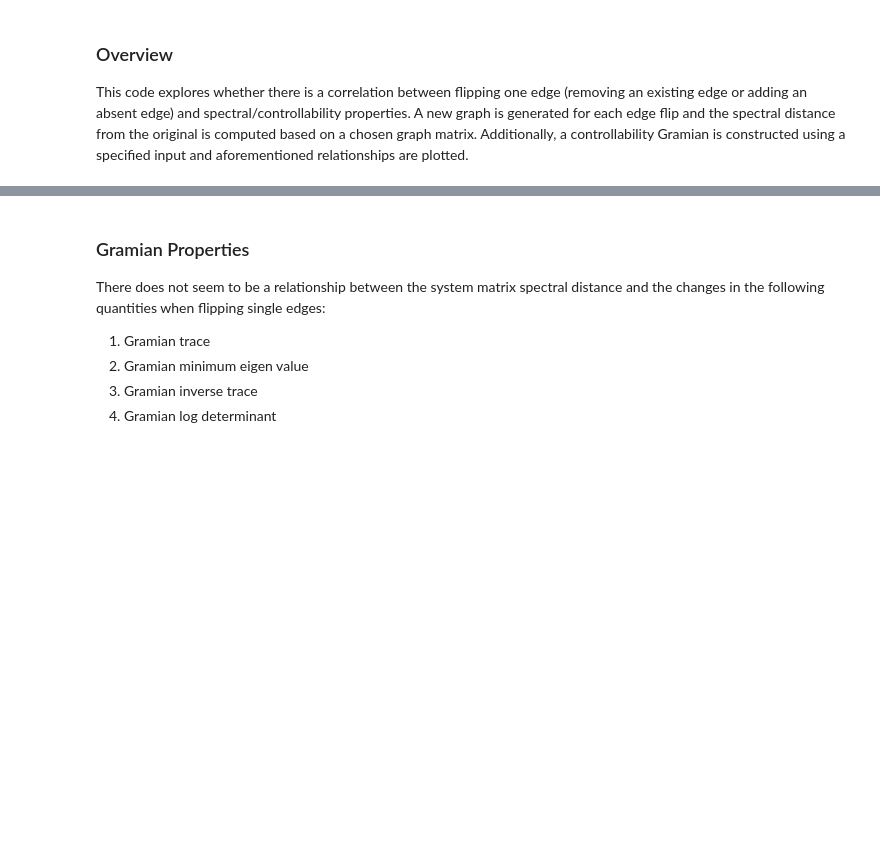
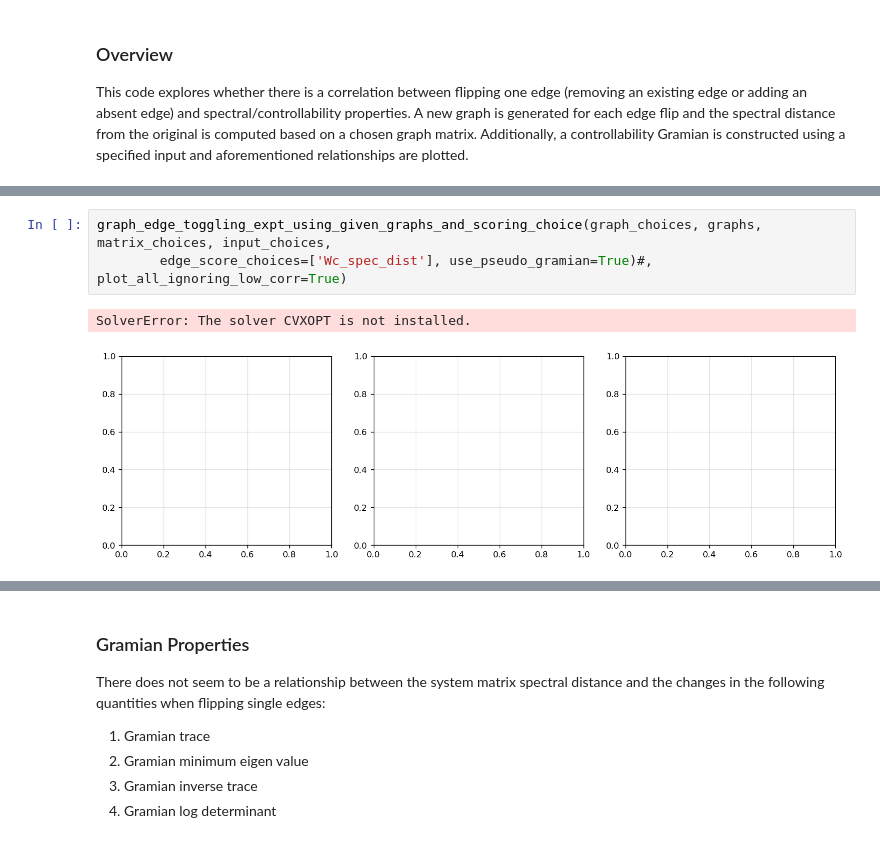
Before and after one commit to cirens-utd/distinguish-control-graphs, a Jupyter notebook: single_graph_edge_expt.ipynb, the cells around one changed output, grey strips where cells are left out. Drawn from its saved outputs; the diff is of its cells as text; blank space fills up the shorter version.

```diff
--- a/single_graph_edge_expt.ipynb
+++ b/single_graph_edge_expt.ipynb
@@ -45,0 +37,6 @@ Skipping disconnected graph obtained by removing edge (5, 16).
+# %%
+graph_edge_toggling_expt_using_given_graphs_and_scoring_choice(graph_choices, graphs, matrix_choices, input_choices,
+        edge_score_choices=['Wc_spec_dist'], use_pseudo_gramian=True)#, plot_all_ignoring_low_corr=True)
+# %% [output]
+SolverError: The solver CVXOPT is not installed.
+[figure, added]
```
Also changed, not shown: parts of 7 cells of this notebook, 4 other files.
